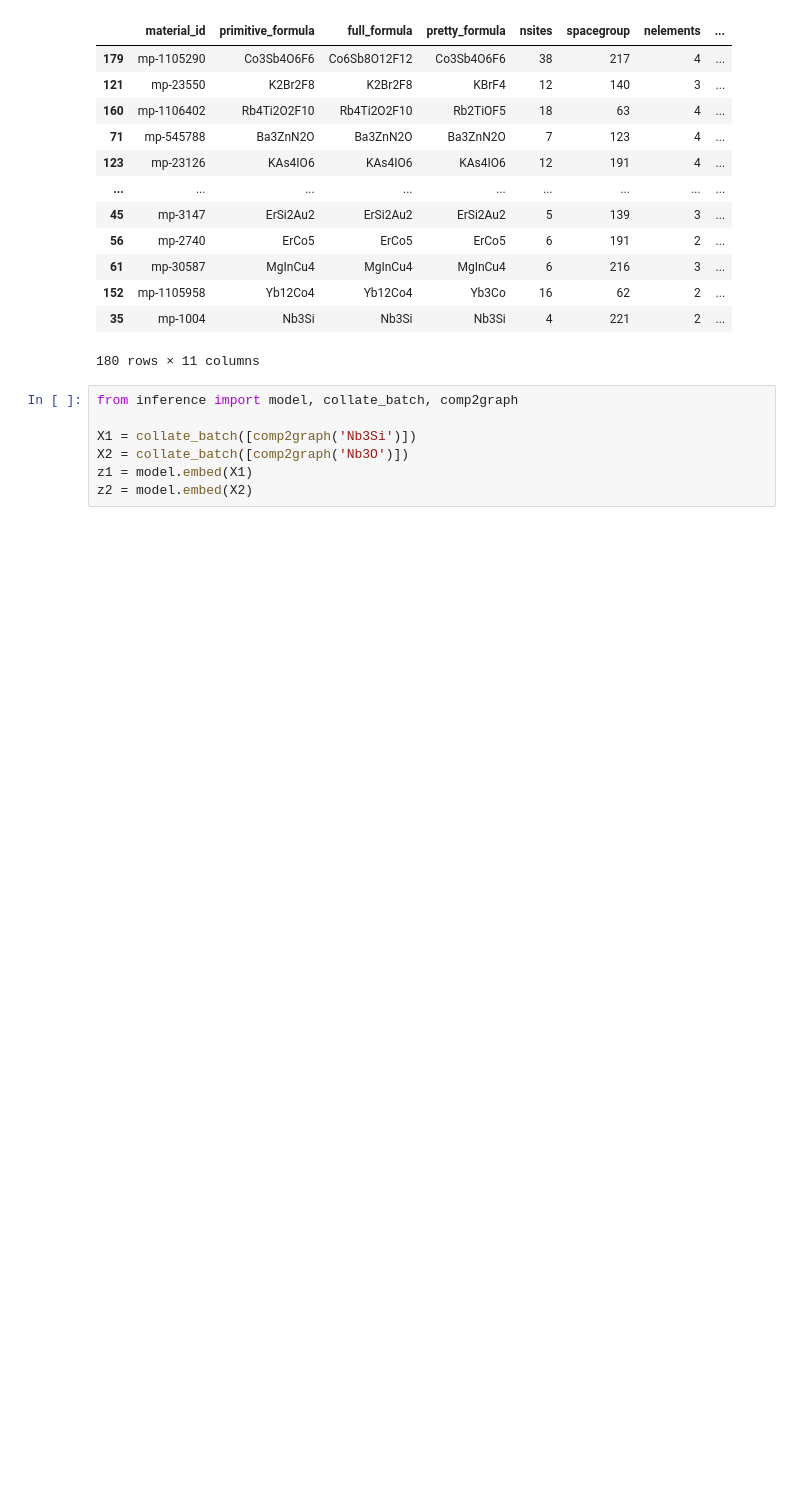
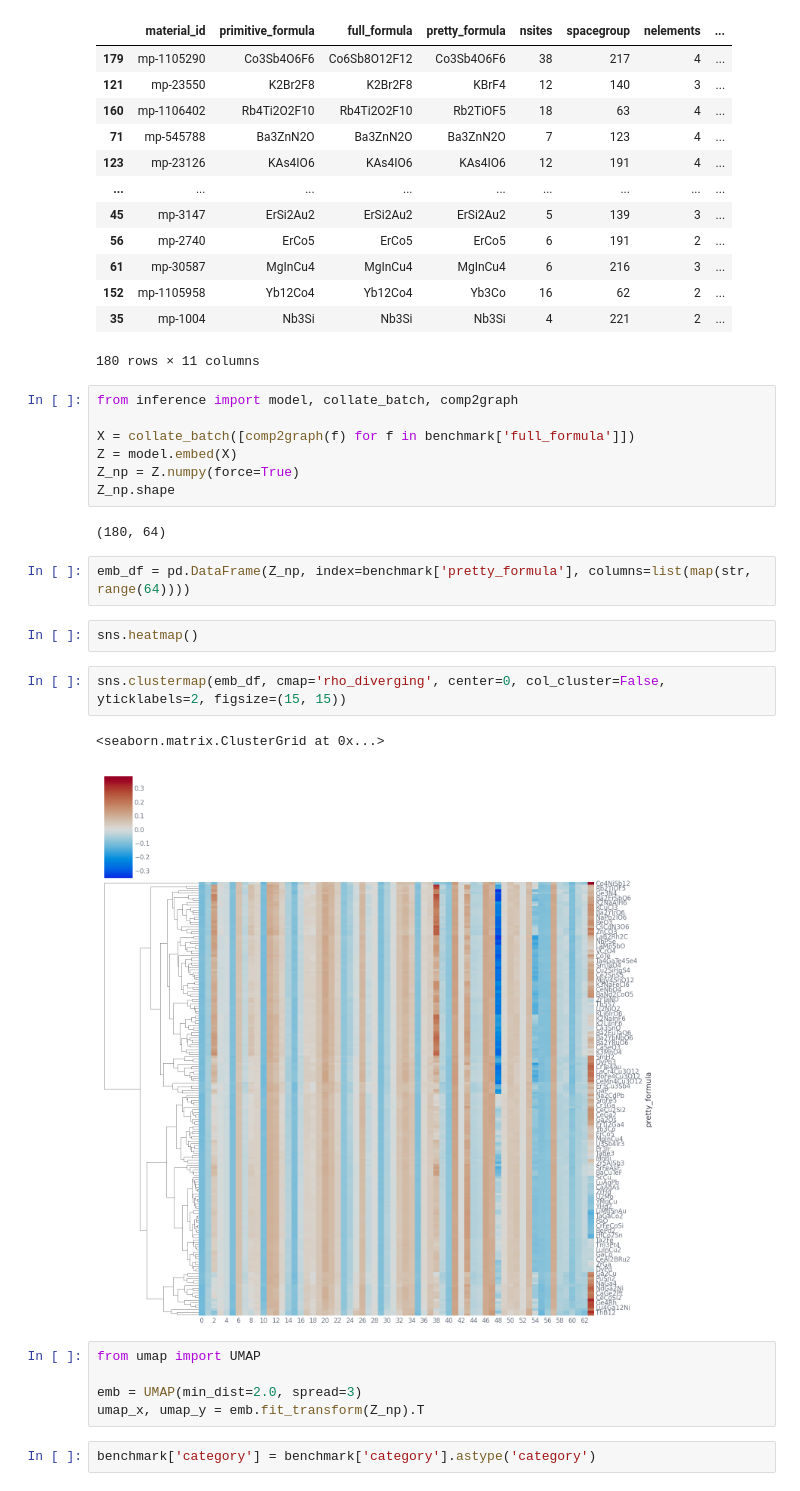
Before and after one commit to nicholas-miklaucic/roost-template, a Jupyter notebook: inference.ipynb, the cells around one changed output. Saved outputs shown, nothing was run; the diff lists cells and outputs as text; blank space fills up the shorter version.

Commit message:
Add graph to inference notebook

```diff
--- a/inference.ipynb
+++ b/inference.ipynb
@@ -50,10 +50,28 @@ benchmark.sort_values('score')
 | 152 | mp-1105958 | Yb12Co4 | Yb12Co4 | Yb3Co | 16 | 62 | 2 | ... |
 | 35 | mp-1004 | Nb3Si | Nb3Si | Nb3Si | 4 | 221 | 2 | ... |
 180 rows × 11 columns
-# %%
-from inference import model, collate_batch, comp2graph
-
-X1 = collate_batch([comp2graph('Nb3Si')])
-X2 = collate_batch([comp2graph('Nb3O')])
-z1 = model.embed(X1)
-z2 = model.embed(X2)
+# %%
+from inference import model, collate_batch, comp2graph
+
+X = collate_batch([comp2graph(f) for f in benchmark['full_formula']])
+Z = model.embed(X)
+Z_np = Z.numpy(force=True)
+Z_np.shape
+# %% [output]
+(180, 64)
+# %%
+emb_df = pd.DataFrame(Z_np, index=benchmark['pretty_formula'], columns=list(map(str, range(64))))
+# %%
+sns.heatmap()
+# %%
+sns.clustermap(emb_df, cmap='rho_diverging', center=0, col_cluster=False, yticklabels=2, figsize=(15, 15))
+# %% [output]
+<seaborn.matrix.ClusterGrid at 0x...>
+[figure, added]
+# %%
+from umap import UMAP
+
+emb = UMAP(min_dist=2.0, spread=3)
+umap_x, umap_y = emb.fit_transform(Z_np).T
+# %%
+benchmark['category'] = benchmark['category'].astype('category')
```
Also changed, not shown: parts of 2 cells of this notebook.
